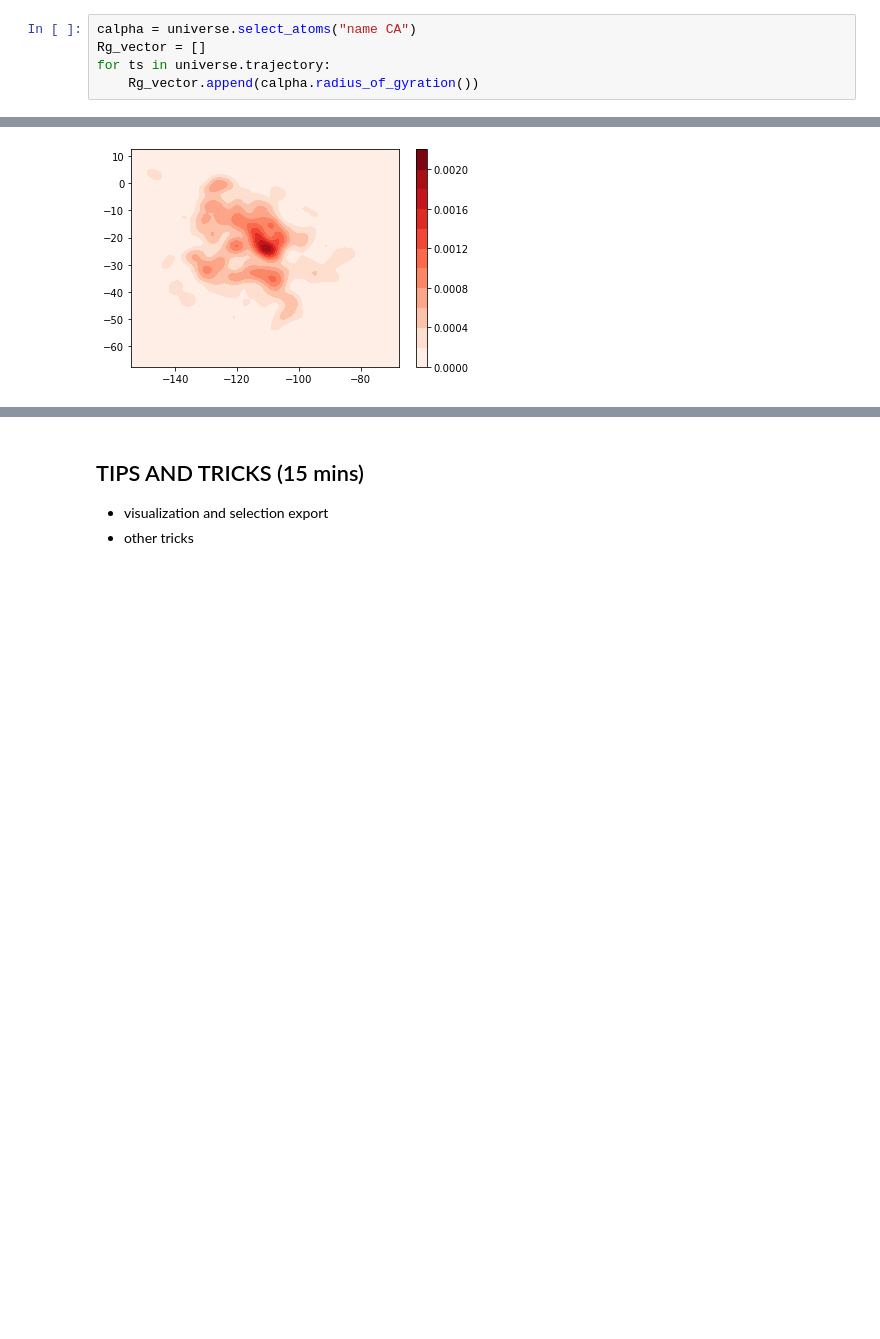
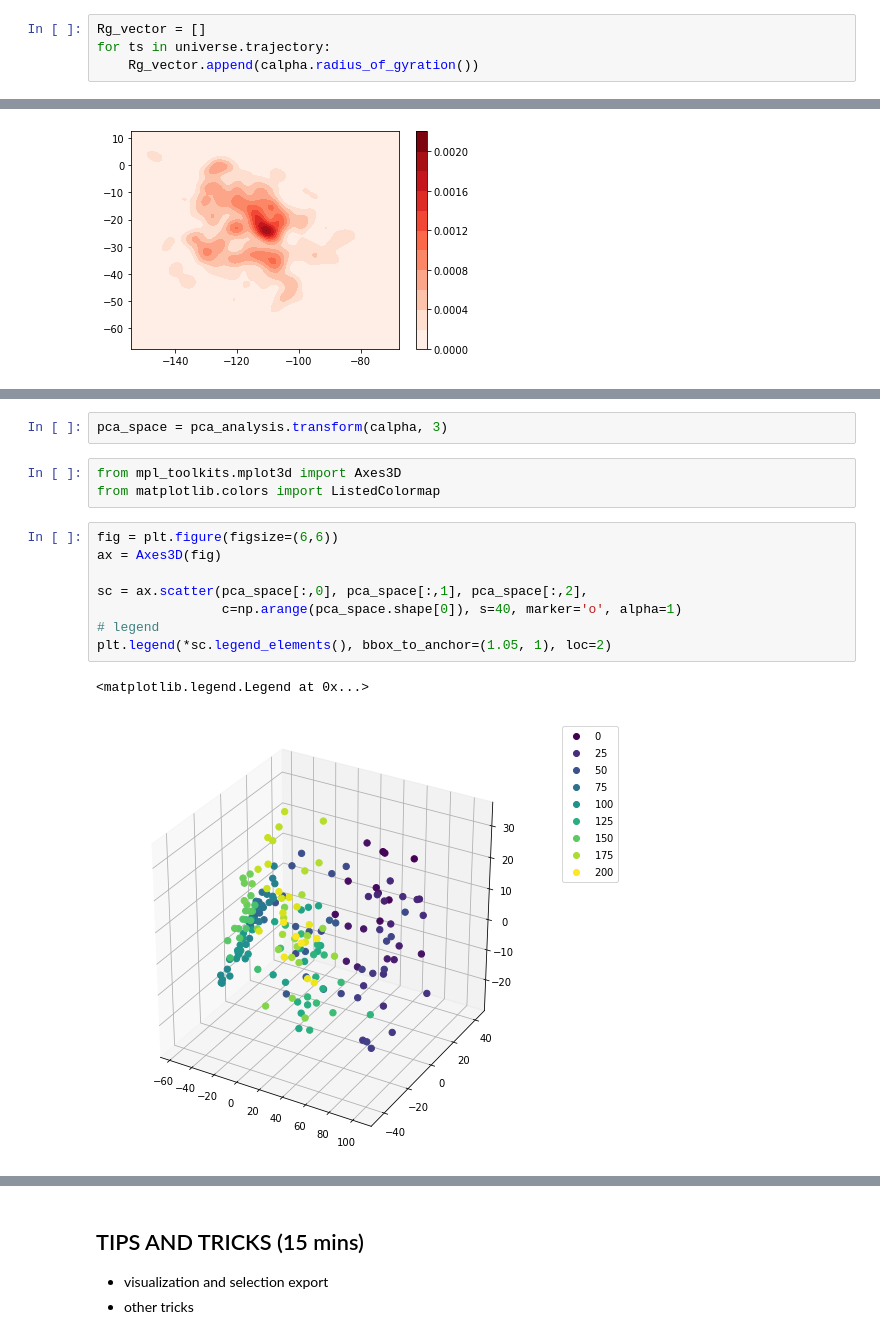
Before and after one commit to MarkDownThere/SAT, a Jupyter notebook: simulation_analysis_notebook.ipynb, the cells around one changed output, grey strips where cells are left out. Cells and saved outputs as stored; diff of their text form; blank space fills up the shorter version.

```diff
--- a/simulation_analysis_notebook.ipynb
+++ b/simulation_analysis_notebook.ipynb
@@ -293,7 +305,6 @@ $R_g^{2} = \frac{1}{N} \sum_{i=1}^{N}({\bf r_i} - {\bf r_c})^2$
 
 NB: in this approximation all the masses are assumed to be equal. In the case of heavy atoms of proteins this assumption is pretty much satisfied.
 # %%
-calpha = universe.select_atoms("name CA")
 Rg_vector = []
 for ts in universe.trajectory:
     Rg_vector.append(calpha.radius_of_gyration())
@@ -542 +600,17 @@ plt.show()
+# %%
+pca_space = pca_analysis.transform(calpha, 3)
+# %%
+from mpl_toolkits.mplot3d import Axes3D
+from matplotlib.colors import ListedColormap
+# %%
+fig = plt.figure(figsize=(6,6))
+ax = Axes3D(fig)
+
+sc = ax.scatter(pca_space[:,0], pca_space[:,1], pca_space[:,2],
+                c=np.arange(pca_space.shape[0]), s=40, marker='o', alpha=1)
+# legend
+plt.legend(*sc.legend_elements(), bbox_to_anchor=(1.05, 1), loc=2)
+# %% [output]
+<matplotlib.legend.Legend at 0x...>
+[figure, added]
 # %% [markdown]
```
Also changed, not shown: parts of 56 cells of this notebook.
